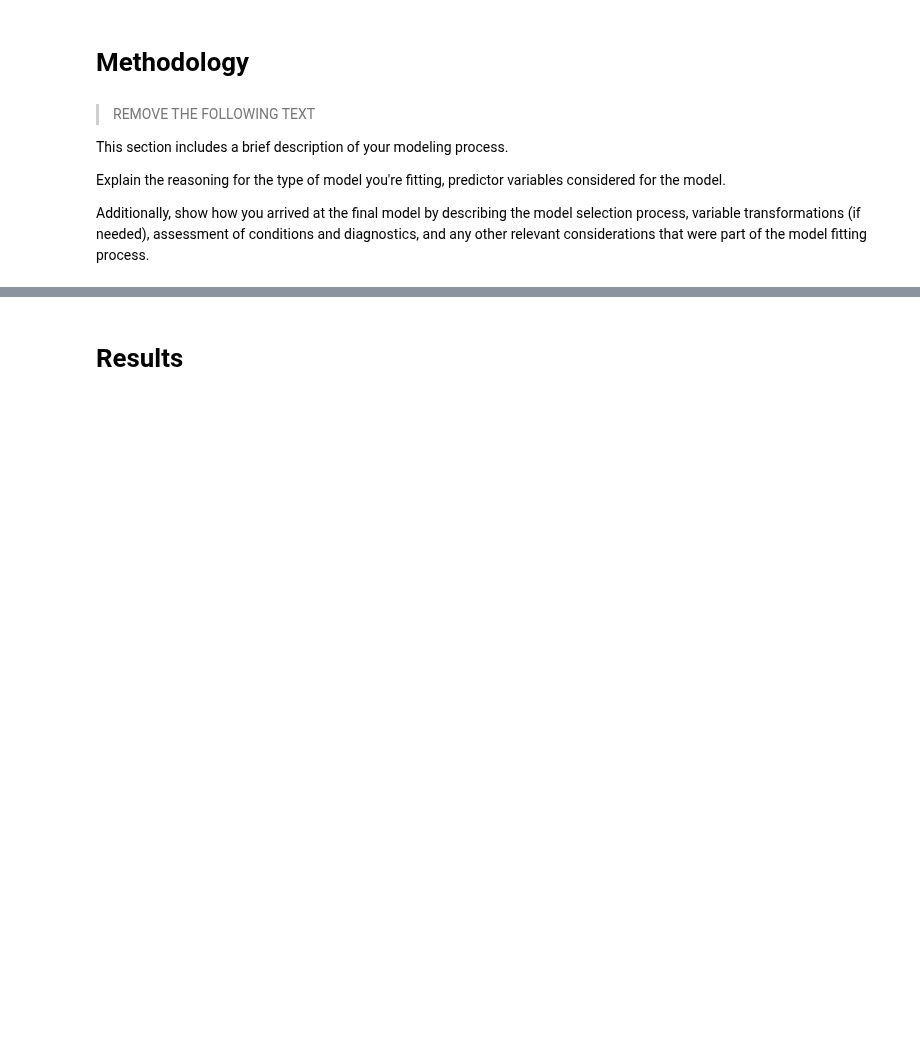
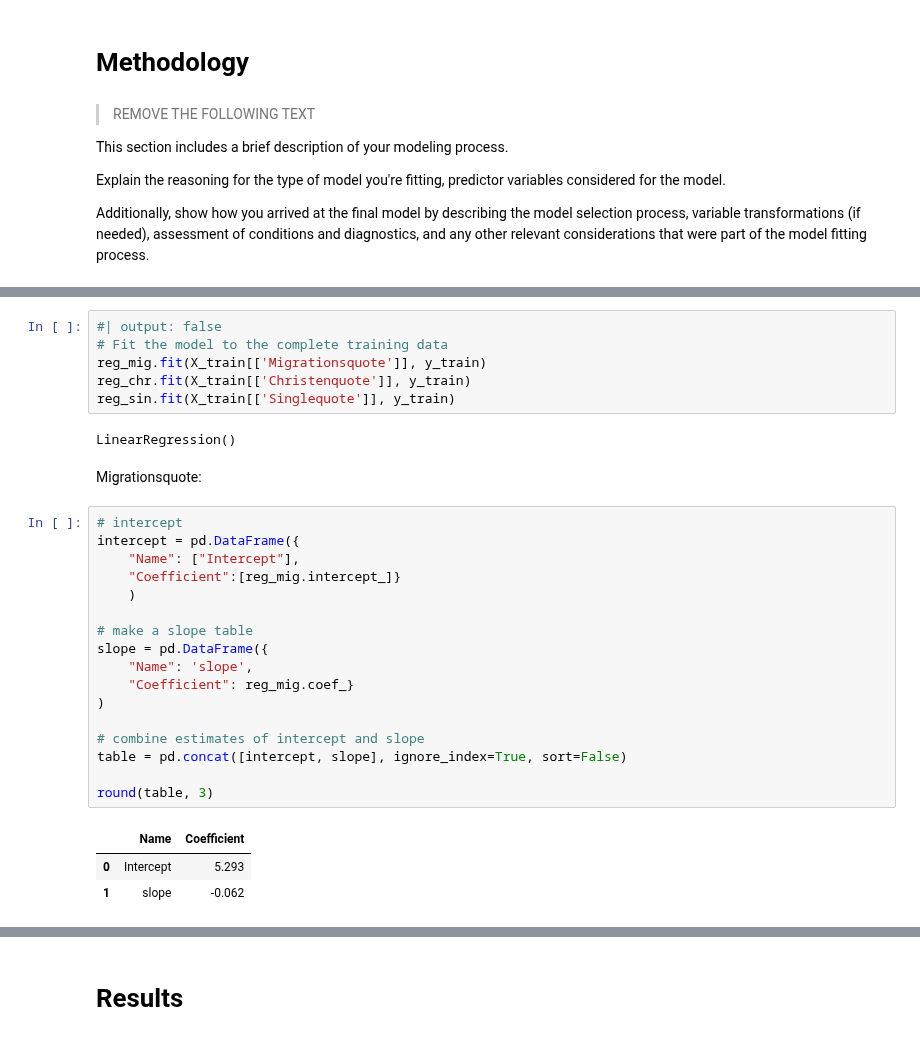
Before and after one commit to NicoHdM/ProjectHdM, a Jupyter notebook: reports/report.ipynb, the cells around one changed output, grey strips where cells are left out. Saved outputs shown, nothing was run; the diff lists cells and outputs as text; blank space fills up the shorter version.

```diff
--- a/reports/report.ipynb
+++ b/reports/report.ipynb
@@ -310,0 +404,31 @@ Diese grob beschriebenen Schritte wollen wir im Folgenden detaillierter erkläre
+# %%
+#| output: false
+# Fit the model to the complete training data
+reg_mig.fit(X_train[['Migrationsquote']], y_train)
+reg_chr.fit(X_train[['Christenquote']], y_train)
+reg_sin.fit(X_train[['Singlequote']], y_train)
+# %% [output]
+LinearRegression()
+# %% [markdown]
+Migrationsquote:
+# %%
+# intercept
+intercept = pd.DataFrame({
+    "Name": ["Intercept"],
+    "Coefficient":[reg_mig.intercept_]}
+    )
+
+# make a slope table
+slope = pd.DataFrame({
+    "Name": 'slope',
+    "Coefficient": reg_mig.coef_}
+)
+
+# combine estimates of intercept and slope
+table = pd.concat([intercept, slope], ignore_index=True, sort=False)
+
+round(table, 3)
+# %% [output]
+|  | Name | Coefficient |
+| 0 | Intercept | 5.293 |
+| 1 | slope | -0.062 |
```
Also changed, not shown: parts of 20 cells of this notebook, 1 other file.
